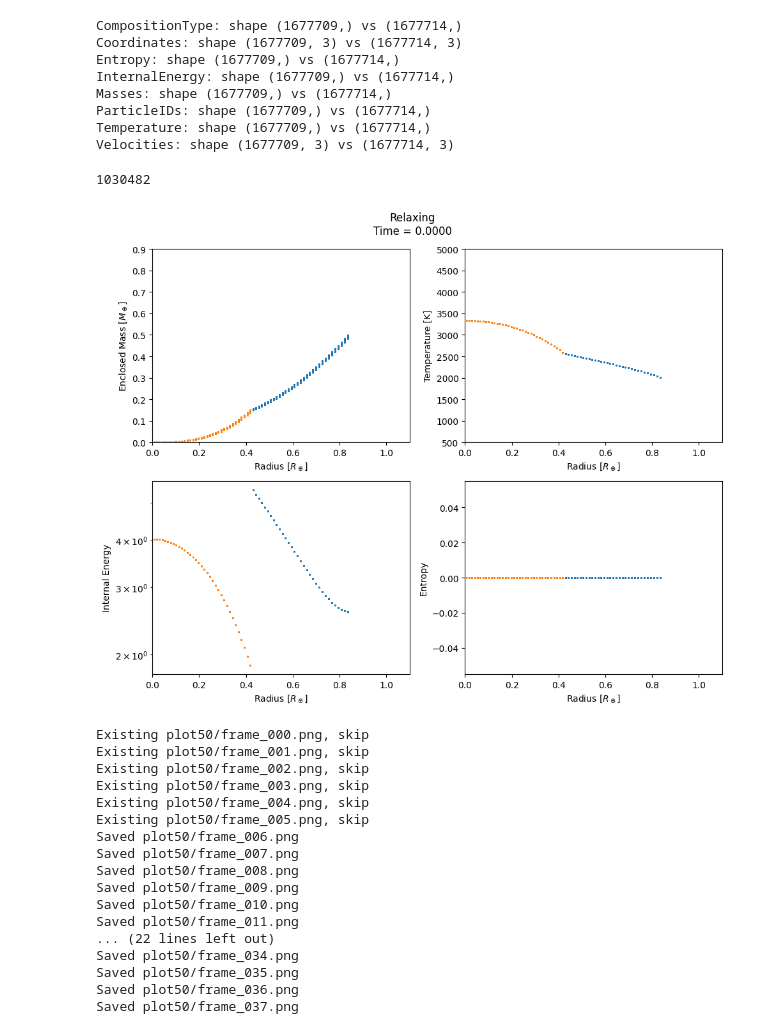
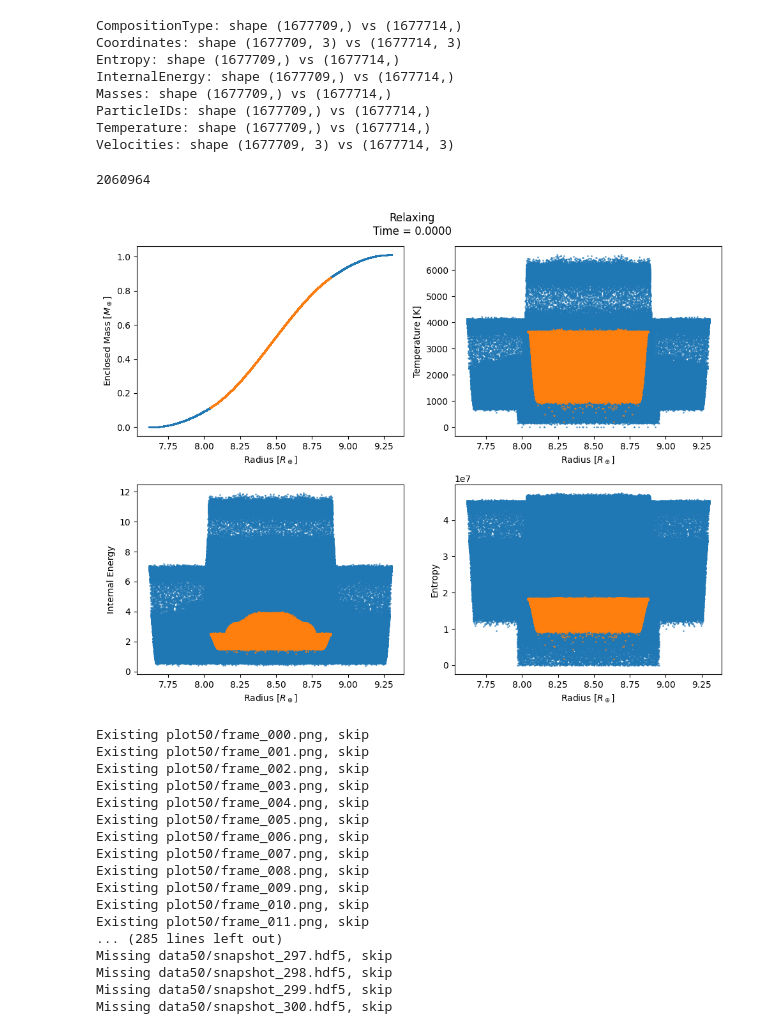
Before and after one commit to shuohuangGIT/gizmo-giantimpact-IO, a Jupyter notebook: makeplanet_plot.ipynb, the cells around one changed output. Drawn from its saved outputs; the diff is of its cells as text; code cells hidden in the pictures.

```diff
--- a/makeplanet_plot.ipynb
+++ b/makeplanet_plot.ipynb
@@ -89,7 +89,7 @@ M_earth = 5.9724e24
 mass_unit = 1/62.46  # GIZMO mass unit
 gamma = 1.3          # approximate gamma for silicates/iron
 
-fname = 'n50.hdf5'
+fname = 'n50ic.hdf5'
 # fname = f"{datadir}/snapshot_{i:03d}.hdf5"
 
 with h5py.File(fname,'r') as f:
@@ -129,42 +129,42 @@ for compi in unique_comp:
     mask = compid == compi
     ax[0,1].scatter(r[mask], temp[mask], s=1, alpha=0.6)
 
 ax[0,1].set_xlabel(r"Radius [$R_\oplus]$")
 ax[0,1].set_ylabel("Temperature [K]")
 
 # --- (3) internal energy ---
 for compi in unique_comp:
     mask = compid == compi
     ax[1,0].scatter(r[mask], u[mask], s=1, alpha=0.6)
 
 ax[1,0].set_xlabel(r"Radius [$R_\oplus]$")
 ax[1,0].set_ylabel("Internal Energy")
 
 # --- (4) entropy ---
 for compi in unique_comp:
     mask = compid == compi
     ax[1,1].scatter(r[mask], entr[mask], s=1, alpha=0.6)
 
 ax[1,1].set_xlabel(r"Radius [$R_\oplus]$")
 ax[1,1].set_ylabel("Entropy")
 
 # --- limits ---
-for a in ax.flat:
-    a.set_xlim(0, 1.1)
+# for a in ax.flat:
+#     a.set_xlim(0, 1.1)
 
-ax[0,0].set_ylim(0, 0.9)
-ax[0,1].set_ylim(500, 5000)
+# ax[0,0].set_ylim(0, 0.9)
+# ax[0,1].set_ylim(500, 5000)
 
-# log scale helps a LOT
-ax[1,0].set_yscale('log')
-# ax[1,1].set_yscale('log')
+# # log scale helps a LOT
+# ax[1,0].set_yscale('log')
+# # ax[1,1].set_yscale('log')
 
 plt.tight_layout()
 
 print(len(pos))
 # %% [output]
-1030482
+2060964
-[figure, old version]
+[figure, new version]
 # %%
 import h5py
 import numpy as np
@@ -177,7 +177,7 @@ mass_unit = 1/62.46  # GIZMO mass unit
 gamma = 1.3          # approximate gamma for silicates/iron
 
 snap_start = 0
-snap_end   = 160
+snap_end   = 300
 
 massratio = 0.5           #planet mass/Earth mass
 datadir = f"data{massratio*100:.0f}"
@@ -272,17 +272,17 @@ Existing plot50/frame_002.png, skip
 Existing plot50/frame_003.png, skip
 Existing plot50/frame_004.png, skip
 Existing plot50/frame_005.png, skip
-Saved plot50/frame_006.png
-Saved plot50/frame_007.png
-Saved plot50/frame_008.png
-Saved plot50/frame_009.png
-Saved plot50/frame_010.png
-Saved plot50/frame_011.png
-... (22 lines left out)
-Saved plot50/frame_034.png
-Saved plot50/frame_035.png
-Saved plot50/frame_036.png
-Saved plot50/frame_037.png
+Existing plot50/frame_006.png, skip
+Existing plot50/frame_007.png, skip
+Existing plot50/frame_008.png, skip
+Existing plot50/frame_009.png, skip
+Existing plot50/frame_010.png, skip
+Existing plot50/frame_011.png, skip
+... (285 lines left out)
+Missing data50/snapshot_297.hdf5, skip
+Missing data50/snapshot_298.hdf5, skip
+Missing data50/snapshot_299.hdf5, skip
+Missing data50/snapshot_300.hdf5, skip
 # %%
 import subprocess as sp
 sp.run(["rm", "relaxing"+".mp4" ])
```
Also changed, not shown: parts of 2 cells of this notebook, 1 other file.
